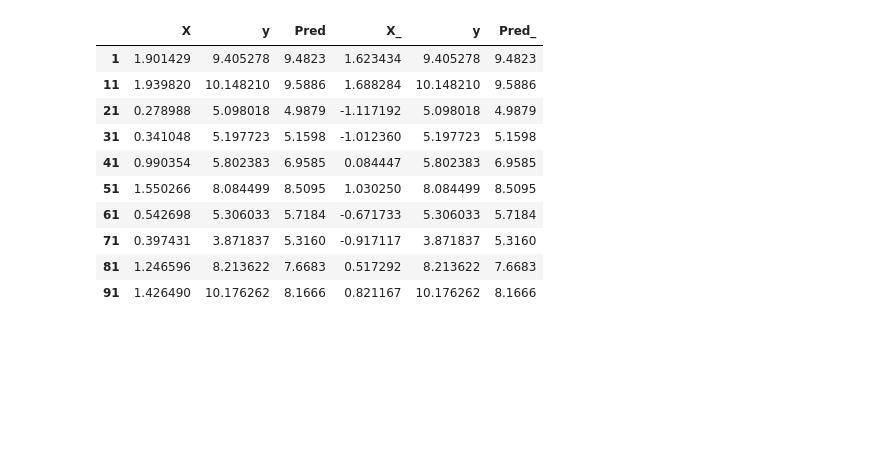
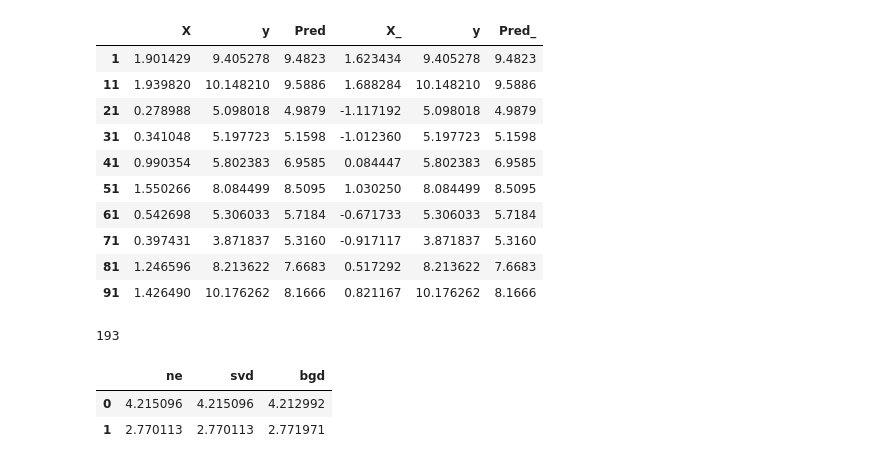
Before and after one commit to garcia-alex/ml-workflows, a Jupyter notebook: ch04.ipynb, the cells around one changed output. Drawn from its saved outputs; the diff is of its cells as text; code cells hidden in the pictures; blank space fills up the shorter version.

Commit message:
add multiple methods for LR

```diff
--- a/ch04.ipynb
+++ b/ch04.ipynb
@@ -94,3 +94,17 @@ frame
 | 71 | 0.397431 | 3.871837 | 5.3160 | -0.917117 | 3.871837 | 5.3160 |
 | 81 | 1.246596 | 8.213622 | 7.6683 | 0.517292 | 8.213622 | 7.6683 |
 | 91 | 1.426490 | 10.176262 | 8.1666 | 0.821167 | 10.176262 | 8.1666 |
+# %%
+theta_ne = linear_fit(X, y, algo=METHOD_NE).flatten()
+theta_svd = linear_fit(X, y, algo=METHOD_SVD).flatten()
+theta_bgd = linear_fit(X, y, algo=METHOD_BGD, tolerance=0.001).flatten()
+
+array = np.array([theta_ne, theta_svd, theta_bgd]).T
+frame = pd.DataFrame(array)
+frame.columns = ['ne', 'svd', 'bgd']
+frame
+# %% [output]
+193
+|  | ne | svd | bgd |
+| 0 | 4.215096 | 4.215096 | 4.212992 |
+| 1 | 2.770113 | 2.770113 | 2.771971 |
```
Also changed, not shown: 3 other files.
